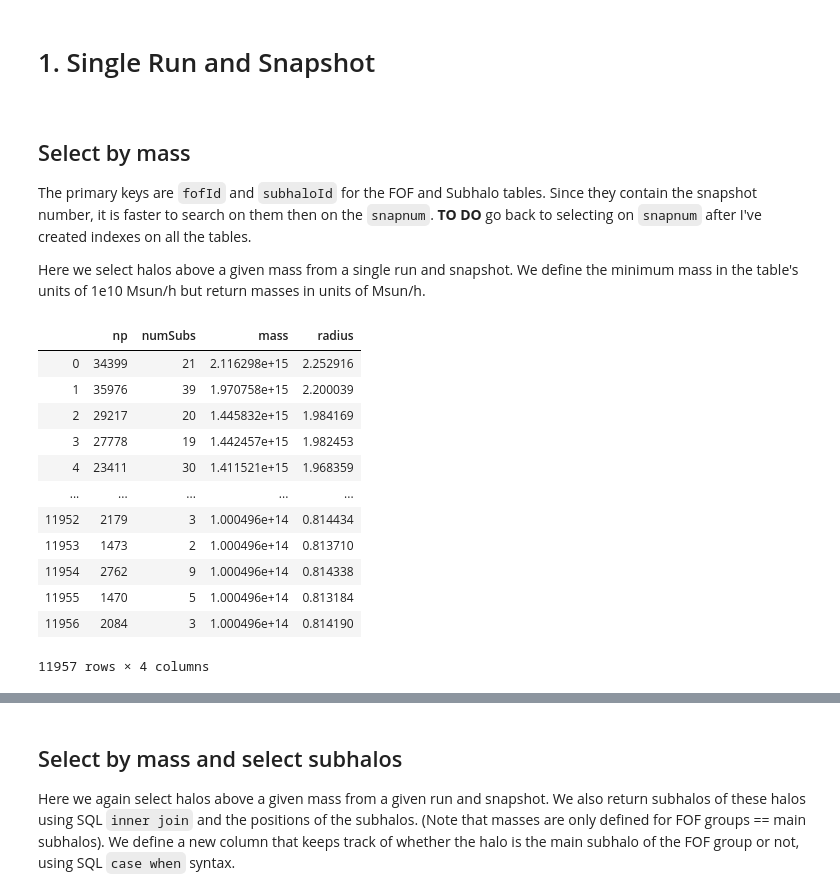
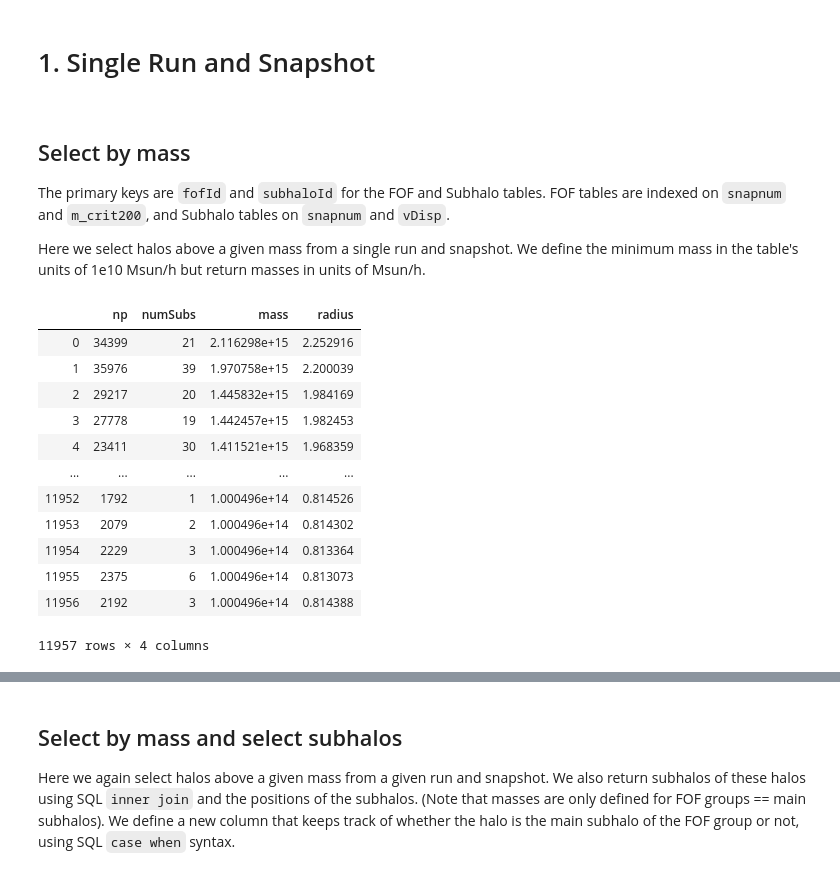
Before and after one commit to bfalck/indra-tools, a Jupyter notebook: database_examples.ipynb, the cells around one changed output, grey strips where cells are left out. Saved outputs shown, nothing was run; the diff lists cells and outputs as text; code cells hidden in the pictures.

```diff
--- a/database_examples.ipynb
+++ b/database_examples.ipynb
@@ -71,7 +71,7 @@ Note that the masses are in units of 1e10 Msun/h (unlike the binary catalog), ra
 ## Select by mass
 <a id="singlemass"></a>
 
-The primary keys are `fofId` and `subhaloId` for the FOF and Subhalo tables. Since they contain the snapshot number, it is faster to search on them then on the `snapnum`. **TO DO** go back to selecting on `snapnum` after I've created indexes on all the tables.
+The primary keys are `fofId` and `subhaloId` for the FOF and Subhalo tables. FOF tables are indexed on `snapnum` and `m_crit200`, and Subhalo tables on `snapnum` and `vDisp`.
 
 Here we select halos above a given mass from a single run and snapshot. We define the minimum mass in the table's units of 1e10 Msun/h but return masses in units of Msun/h.
 # %%
@@ -80,21 +80,21 @@ bigNumSub = np.int(1e3)*bigNumFOF
 # %%
 minmass = 10000.  # minmass = 1e4 corresponds to 1e14 Msun/h.
 sql = f"""select np, numSubs, m_crit200*1.0e10 as mass, r_crit200 as radius from {tablename_fof}
-    where fofId between {snapnum}*{bigNumFOF} and {snapnum+1}*{bigNumFOF-1} and m_crit200 > {minmass}
+    where snapnum = {snapnum} and m_crit200 > {minmass}
     order by mass desc
 """
 cj.executeQuery(sql,context)
 # %% [output]
 |  | np | numSubs | mass | radius |
 | 0 | 34399 | 21 | 2.116298e+15 | 2.252916 |
 | 1 | 35976 | 39 | 1.970758e+15 | 2.200039 |
 | 2 | 29217 | 20 | 1.445832e+15 | 1.984169 |
 | 3 | 27778 | 19 | 1.442457e+15 | 1.982453 |
 | 4 | 23411 | 30 | 1.411521e+15 | 1.968359 |
 | ... | ... | ... | ... | ... |
-| 11952 | 2179 | 3 | 1.000496e+14 | 0.814434 |
-| 11953 | 1473 | 2 | 1.000496e+14 | 0.813710 |
-| 11954 | 2762 | 9 | 1.000496e+14 | 0.814338 |
-| 11955 | 1470 | 5 | 1.000496e+14 | 0.813184 |
-| 11956 | 2084 | 3 | 1.000496e+14 | 0.814190 |
+| 11952 | 1792 | 1 | 1.000496e+14 | 0.814526 |
+| 11953 | 2079 | 2 | 1.000496e+14 | 0.814302 |
+| 11954 | 2229 | 3 | 1.000496e+14 | 0.813364 |
+| 11955 | 2375 | 6 | 1.000496e+14 | 0.813073 |
+| 11956 | 2192 | 3 | 1.000496e+14 | 0.814388 |
 11957 rows × 4 columns
```
Also changed, not shown: parts of 30 cells of this notebook.
